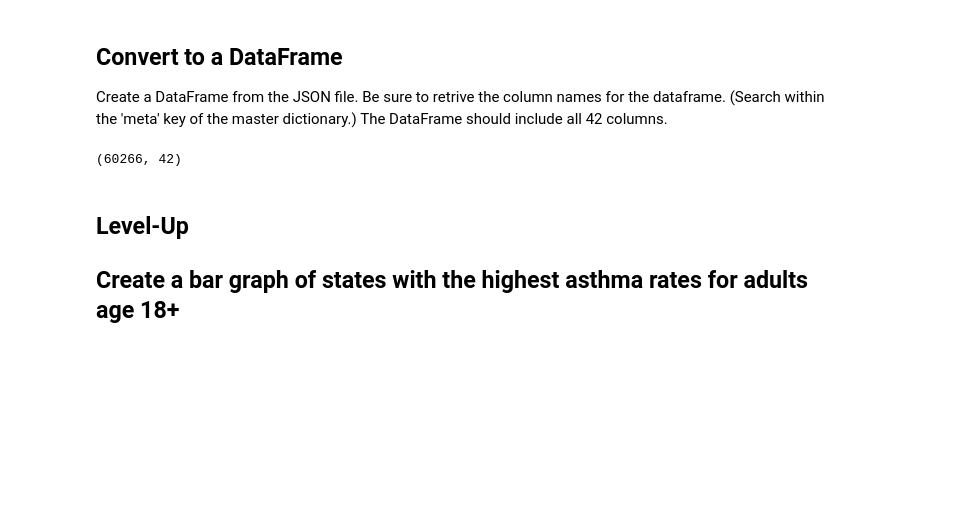
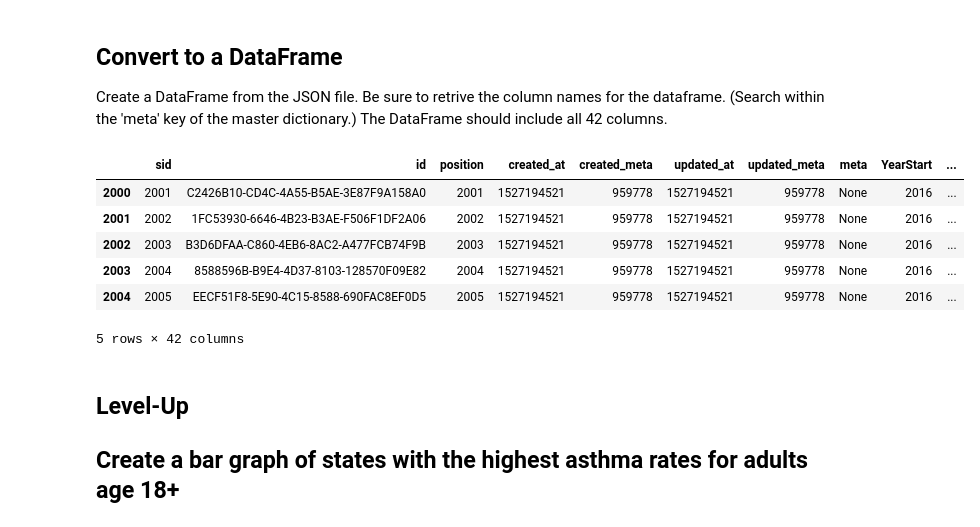
Before and after one commit to matthew-d-oliver/dsc-exploring-and-transforming-json-schemas-lab-nyc-ds-082619, a Jupyter notebook: index.ipynb, the cells around one changed output. Drawn from its saved outputs; the diff is of its cells as text; code cells hidden in the pictures; blank space fills up the shorter version.

```diff
--- a/index.ipynb
+++ b/index.ipynb
@@ -54,10 +54,16 @@ Create a DataFrame from the JSON file. Be sure to retrive the column names for t
 df=pd.DataFrame(data['data'])
 # %%
 df.columns=[a['name'] for a in data['meta']['view']['columns']]
-# %%
-df[.shape]
-# %% [output]
-(60266, 42)
+# %%
+df[2000:2005]
+# %% [output]
+|  | sid | id | position | created_at | created_meta | updated_at | updated_meta | meta | YearStart | ... |
+| 2000 | 2001 | C2426B10-CD4C-4A55-B5AE-3E87F9A158A0 | 2001 | 1527194521 | 959778 | 1527194521 | 959778 | None | 2016 | ... |
+| 2001 | 2002 | 1FC53930-6646-4B23-B3AE-F506F1DF2A06 | 2002 | 1527194521 | 959778 | 1527194521 | 959778 | None | 2016 | ... |
+| 2002 | 2003 | B3D6DFAA-C860-4EB6-8AC2-A477FCB74F9B | 2003 | 1527194521 | 959778 | 1527194521 | 959778 | None | 2016 | ... |
+| 2003 | 2004 | 8588596B-B9E4-4D37-8103-128570F09E82 | 2004 | 1527194521 | 959778 | 1527194521 | 959778 | None | 2016 | ... |
+| 2004 | 2005 | EECF51F8-5E90-4C15-8588-690FAC8EF0D5 | 2005 | 1527194521 | 959778 | 1527194521 | 959778 | None | 2016 | ... |
+5 rows × 42 columns
 # %% [markdown]
 ## Level-Up
 ## Create a bar graph of states with the highest asthma rates for adults age 18+
```
